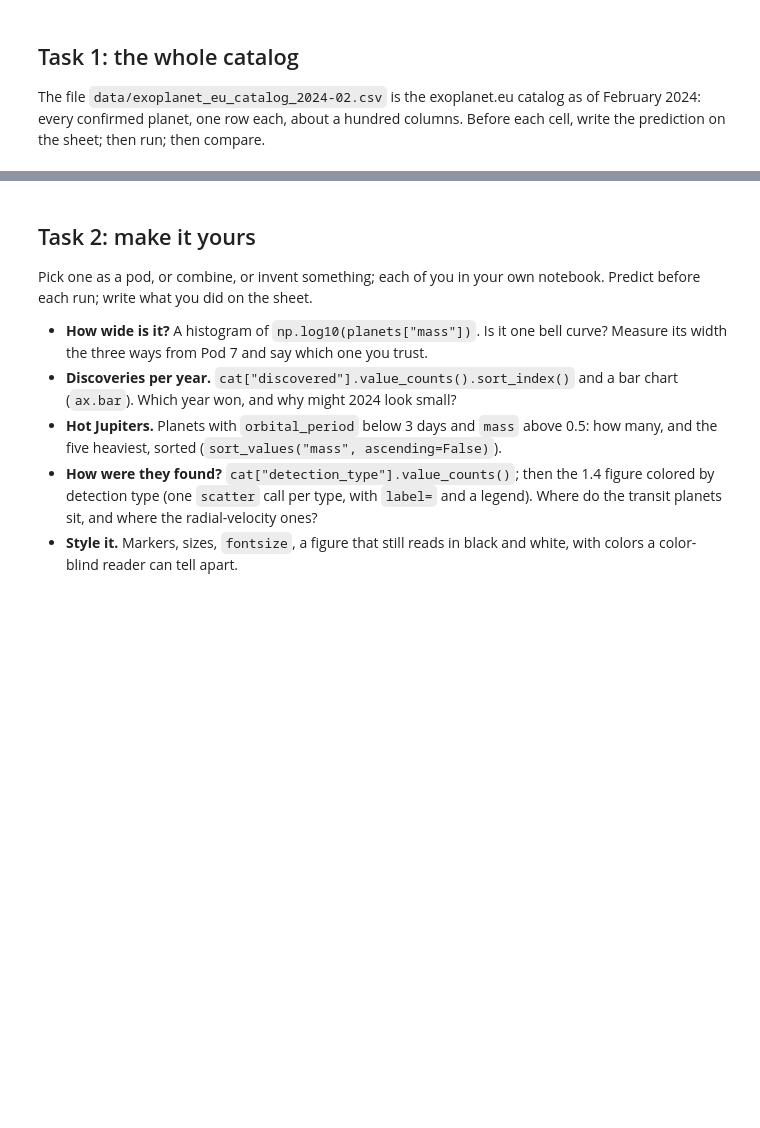
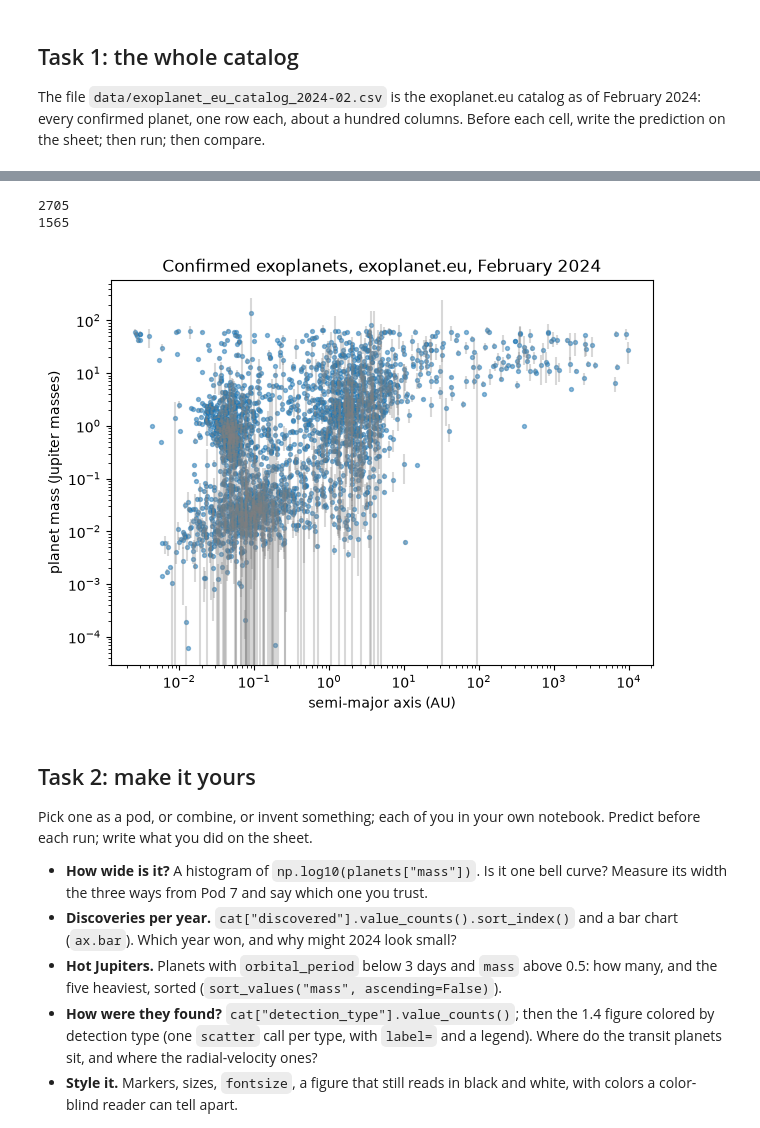
Before and after one commit to careless-error/astr119-fall2026, a Jupyter notebook: module-4/tables.ipynb, the cells around one changed output, grey strips where cells are left out. Saved outputs shown, nothing was run; the diff lists cells and outputs as text; code cells hidden in the pictures; blank space fills up the shorter version.

```diff
--- a/module-4/tables.ipynb
+++ b/module-4/tables.ipynb
@@ -91,17 +178,27 @@ has_both = cat["mass"].notna() & cat["semi_major_axis"].notna()   # notna(): Tru
 print(has_both.sum())
 planets = cat[has_both]                                              # the rows we can plot
 # Your code here: how many planets have a mass but NO radius? (notna() on one column, isna() on the other, & between them)
+has_mass_no_radius = cat["mass"].notna() & cat["radius"].isna() # find the planets with a mass but no radius
+print(has_mass_no_radius.sum())
+# %% [output]
+2705
+1565
 # %%
 # 1.4  The figure: planet mass against distance from the star, for the planets that have both. Predict the shape of the cloud.
 fig, ax = plt.subplots(figsize=(7, 5))
 ax.scatter(planets["semi_major_axis"], planets["mass"], s=8, alpha=0.5)
 ax.set_xscale("log")
 ax.set_yscale("log")
 ax.set_xlabel("semi-major axis (AU)")
 ax.set_ylabel("planet mass (Jupiter masses)")
 ax.set_title("Confirmed exoplanets, exoplanet.eu, February 2024")
+ax.errorbar(planets["semi_major_axis"], planets["mass"],
+             yerr=[planets["mass_error_min"], planets["mass_error_max"]],
+             fmt='none', markersize=0, alpha=0.3, ecolor='gray', capsize=0)
 fig.savefig("exoplanets_mass_vs_a.png")
 # Bonus: error bars. The catalog has mass_error_min and mass_error_max; look up ax.errorbar and add them to the figure.
+# %% [output]
+[figure, added]
 # %% [markdown]
 ## Task 2: make it yours
 
```
Also changed, not shown: parts of 9 cells of this notebook, 5 other files.
